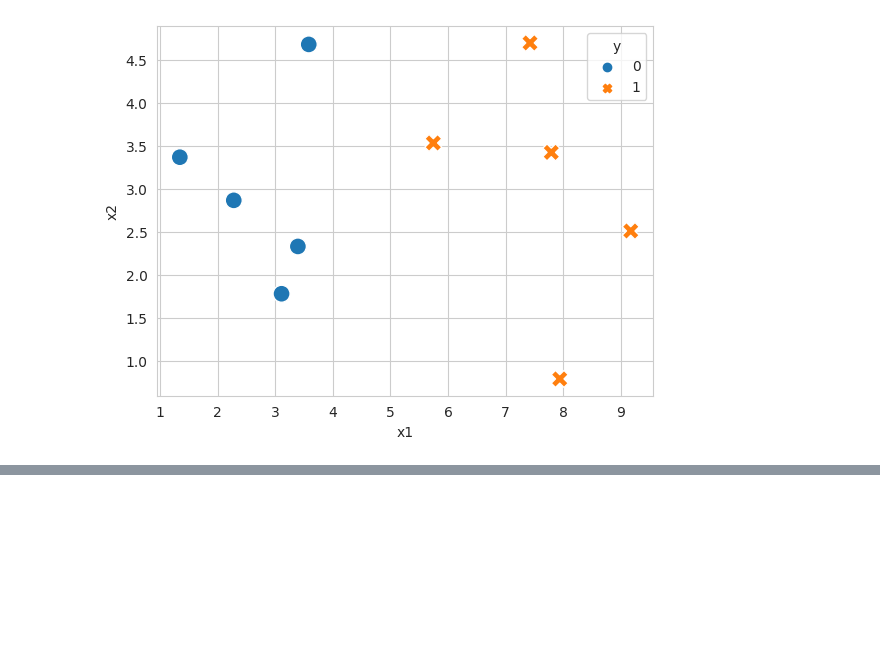
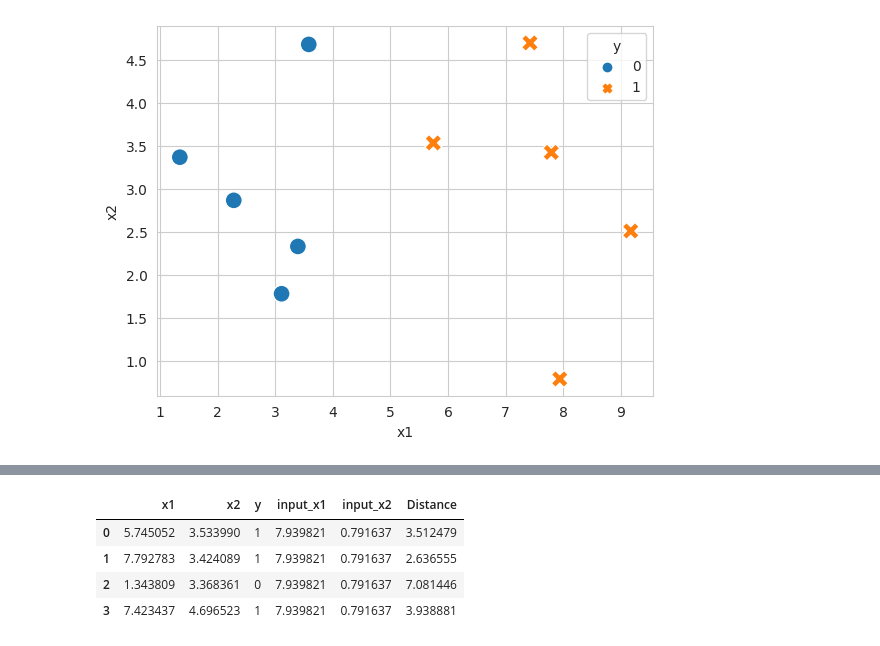
Before and after one commit to muscak/Master-Machine-Learning-Algorithms, a Jupyter notebook: Nonlinear-Algorithms/Learning-Vector-Quantization/Learning_Vector_Quantization.ipynb, the cells around one changed output, grey strips where cells are left out. Saved outputs shown, nothing was run; the diff lists cells and outputs as text; code cells hidden in the pictures; blank space fills up the shorter version.

```diff
--- a/Nonlinear-Algorithms/Learning-Vector-Quantization/Learning_Vector_Quantization.ipynb
+++ b/Nonlinear-Algorithms/Learning-Vector-Quantization/Learning_Vector_Quantization.ipynb
@@ -49,0 +59,8 @@ learning_rate = 0.7
+# %%
+df_temp
+# %% [output]
+|  | x1 | x2 | y | input_x1 | input_x2 | Distance |
+| 0 | 5.745052 | 3.533990 | 1 | 7.939821 | 0.791637 | 3.512479 |
+| 1 | 7.792783 | 3.424089 | 1 | 7.939821 | 0.791637 | 2.636555 |
+| 2 | 1.343809 | 3.368361 | 0 | 7.939821 | 0.791637 | 7.081446 |
+| 3 | 7.423437 | 4.696523 | 1 | 7.939821 | 0.791637 | 3.938881 |
```
Also changed, not shown: parts of 3 cells of this notebook.
